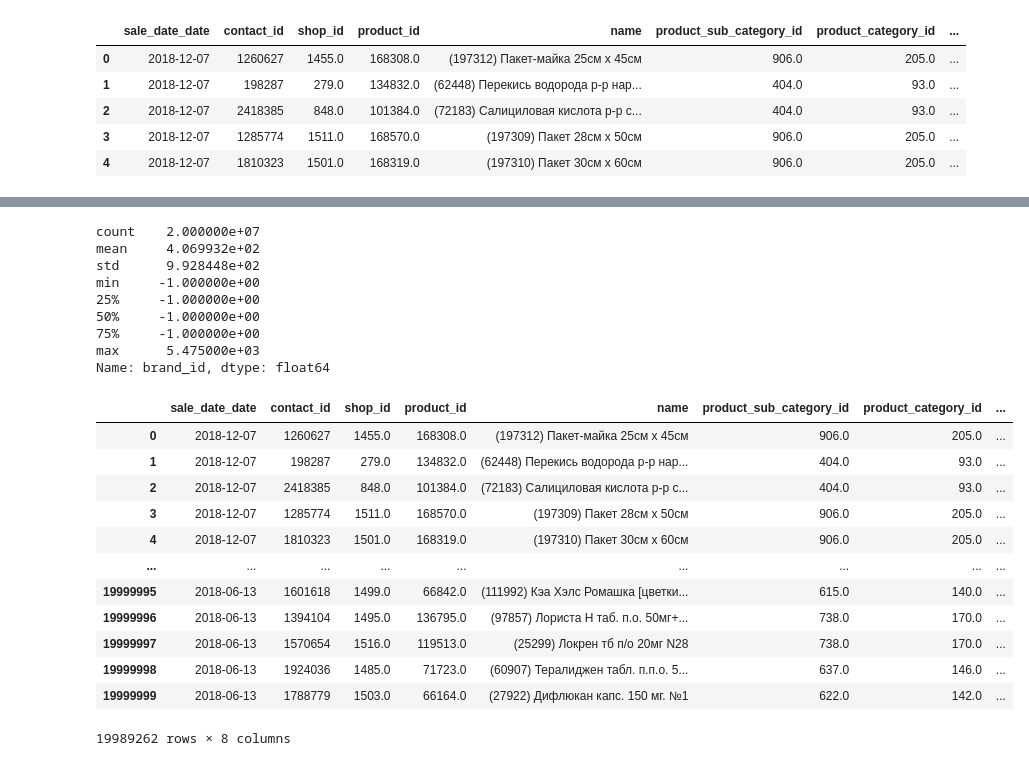
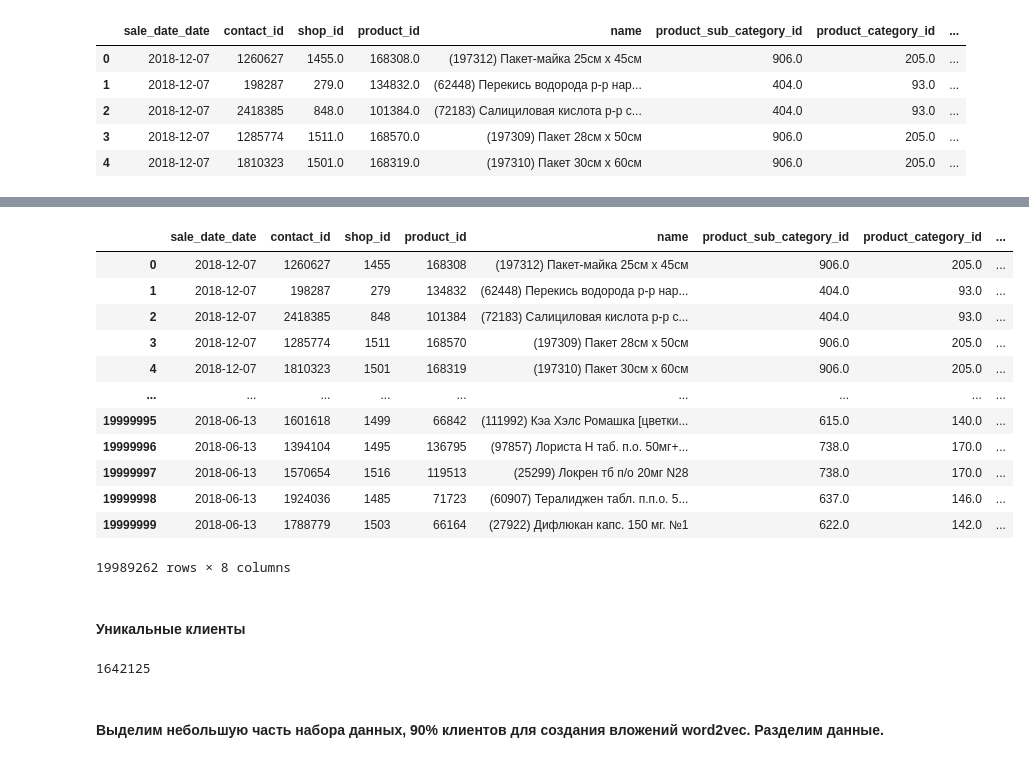
Before and after one commit to Matvyxa/Final-course-project, a Jupyter notebook: Рекомендательная система.ipynb, the cells around one changed output, grey strips where cells are left out. Cells and saved outputs as stored; diff of their text form; code cells hidden in the pictures.

```diff
--- a/Рекомендательная система.ipynb
+++ b/Рекомендательная система.ipynb
@@ -90,12 +157,16 @@ sns.heatmap(df[cols].isnull(), cmap=sns.color_palette(colours))
 # %%
-df['brand_id'].describe()
+df
 # %% [output]
+|  | sale_date_date | contact_id | shop_id | product_id | name | product_sub_category_id | product_category_id | ... |
+| 0 | 2018-12-07 | 1260627 | 1455 | 168308 | (197312) Пакет-майка 25см х 45см | 906.0 | 205.0 | ... |
+| 1 | 2018-12-07 | 198287 | 279 | 134832 | (62448) Перекись водорода р-р нар... | 404.0 | 93.0 | ... |
+| 2 | 2018-12-07 | 2418385 | 848 | 101384 | (72183) Салициловая кислота р-р с... | 404.0 | 93.0 | ... |
+| 3 | 2018-12-07 | 1285774 | 1511 | 168570 | (197309) Пакет 28см х 50см | 906.0 | 205.0 | ... |
+| 4 | 2018-12-07 | 1810323 | 1501 | 168319 | (197310) Пакет 30см х 60см | 906.0 | 205.0 | ... |
+| ... | ... | ... | ... | ... | ... | ... | ... | ... |
+| 19999995 | 2018-06-13 | 1601618 | 1499 | 66842 | (111992) Кэа Хэлс Ромашка [цветки... | 615.0 | 140.0 | ... |
+| 19999996 | 2018-06-13 | 1394104 | 1495 | 136795 | (97857) Лориста Н таб. п.о. 50мг+... | 738.0 | 170.0 | ... |
+| 19999997 | 2018-06-13 | 1570654 | 1516 | 119513 | (25299) Локрен тб п/о 20мг N28 | 738.0 | 170.0 | ... |
+| 19999998 | 2018-06-13 | 1924036 | 1485 | 71723 | (60907) Тералиджен табл. п.п.о. 5... | 637.0 | 146.0 | ... |
+| 19999999 | 2018-06-13 | 1788779 | 1503 | 66164 | (27922) Дифлюкан капс. 150 мг. №1 | 622.0 | 142.0 | ... |
-count    2.000000e+07
-mean     4.069932e+02
-std      9.928448e+02
-min     -1.000000e+00
-25%     -1.000000e+00
-50%     -1.000000e+00
-75%     -1.000000e+00
-max      5.475000e+03
-Name: brand_id, dtype: float64
+19989262 rows × 8 columns
@@ -104,16 +173,9 @@ del df['brand_id']
-# %%
-df.dropna()
-# %% [output]
-|  | sale_date_date | contact_id | shop_id | product_id | name | product_sub_category_id | product_category_id | ... |
-| 0 | 2018-12-07 | 1260627 | 1455.0 | 168308.0 | (197312) Пакет-майка 25см х 45см | 906.0 | 205.0 | ... |
-| 1 | 2018-12-07 | 198287 | 279.0 | 134832.0 | (62448) Перекись водорода р-р нар... | 404.0 | 93.0 | ... |
-| 2 | 2018-12-07 | 2418385 | 848.0 | 101384.0 | (72183) Салициловая кислота р-р с... | 404.0 | 93.0 | ... |
-| 3 | 2018-12-07 | 1285774 | 1511.0 | 168570.0 | (197309) Пакет 28см х 50см | 906.0 | 205.0 | ... |
-| 4 | 2018-12-07 | 1810323 | 1501.0 | 168319.0 | (197310) Пакет 30см х 60см | 906.0 | 205.0 | ... |
-| ... | ... | ... | ... | ... | ... | ... | ... | ... |
-| 19999995 | 2018-06-13 | 1601618 | 1499.0 | 66842.0 | (111992) Кэа Хэлс Ромашка [цветки... | 615.0 | 140.0 | ... |
-| 19999996 | 2018-06-13 | 1394104 | 1495.0 | 136795.0 | (97857) Лориста Н таб. п.о. 50мг+... | 738.0 | 170.0 | ... |
-| 19999997 | 2018-06-13 | 1570654 | 1516.0 | 119513.0 | (25299) Локрен тб п/о 20мг N28 | 738.0 | 170.0 | ... |
-| 19999998 | 2018-06-13 | 1924036 | 1485.0 | 71723.0 | (60907) Тералиджен табл. п.п.о. 5... | 637.0 | 146.0 | ... |
-| 19999999 | 2018-06-13 | 1788779 | 1503.0 | 66164.0 | (27922) Дифлюкан капс. 150 мг. №1 | 622.0 | 142.0 | ... |
-19989262 rows × 8 columns
+# %% [markdown]
+#### Уникальные клиенты
+# %%
+customers = df ["contact_id"]. unique (). tolist ()
+len (customers)
+# %% [output]
+1642125
+# %% [markdown]
+#### Выделим небольшую часть набора данных, 90% клиентов для создания вложений word2vec. Разделим данные.
```
Also changed, not shown: parts of 43 cells of this notebook.
